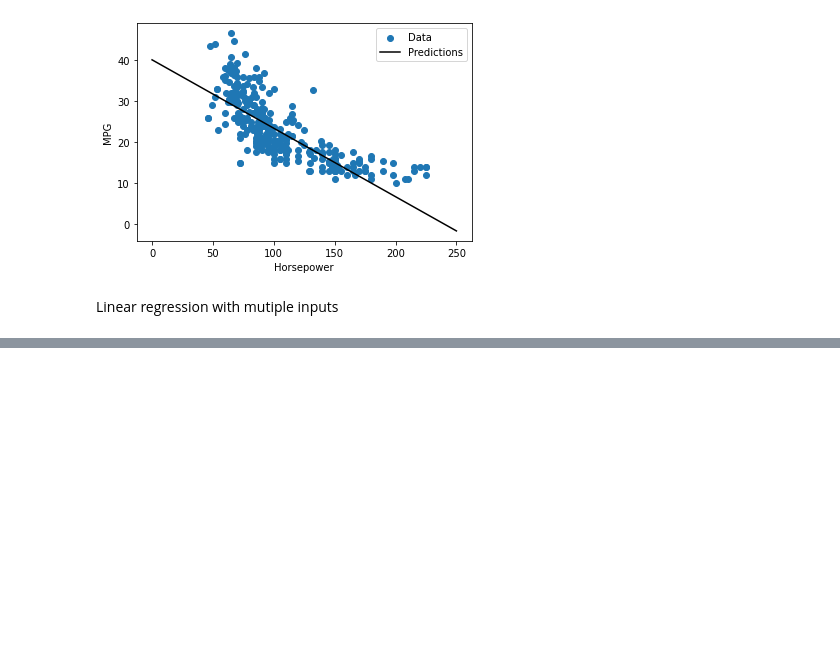
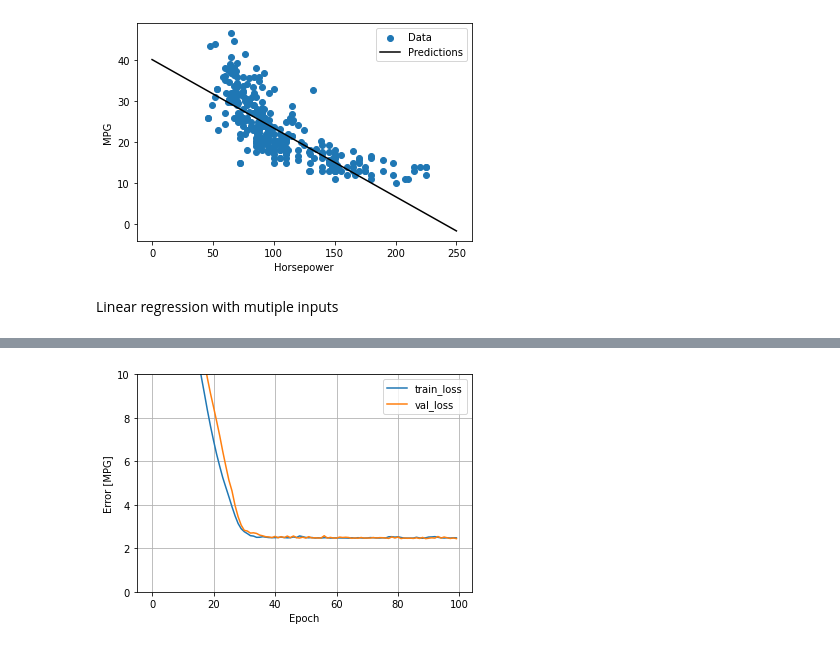
Before and after one commit to cswnote/tf25, a Jupyter notebook: tutorial basic regression Predict fuel efficiency.ipynb, the cells around one changed output, grey strips where cells are left out. Cells and saved outputs as stored; diff of their text form; code cells hidden in the pictures; blank space fills up the shorter version.

```diff
--- a/tutorial basic regression Predict fuel efficiency.ipynb
+++ b/tutorial basic regression Predict fuel efficiency.ipynb
@@ -261,2 +260,2 @@ array([[-0.409],
 # %%
-linear_model.compile(loss='mean_absolute_error', optimizer=Adam(learning_rate=0.1), metrics=['accuracy'])
+linear_model.compile(loss='mean_absolute_error', optimizer=Adam(learning_rate=0.1))
@@ -266,4 +262,9 @@ Wall time: 3.08 ms
 # %%
 %%time
-history = linear_model.fit(train_features, train_labels, epochs=100, validation_split=0.2, verbose=0)
+history = linear_model.fit(
+    train_features,
+    train_labels,
+    epochs=100,
+    validation_split=0.2,
+    verbose=0)
 # %% [output]
@@ -271,0 +273,4 @@ Wall time: 1.7 s
+# %%
+plot_loss(history)
+# %% [output]
+[figure, added]
```
Also changed, not shown: parts of 14 cells of this notebook.
